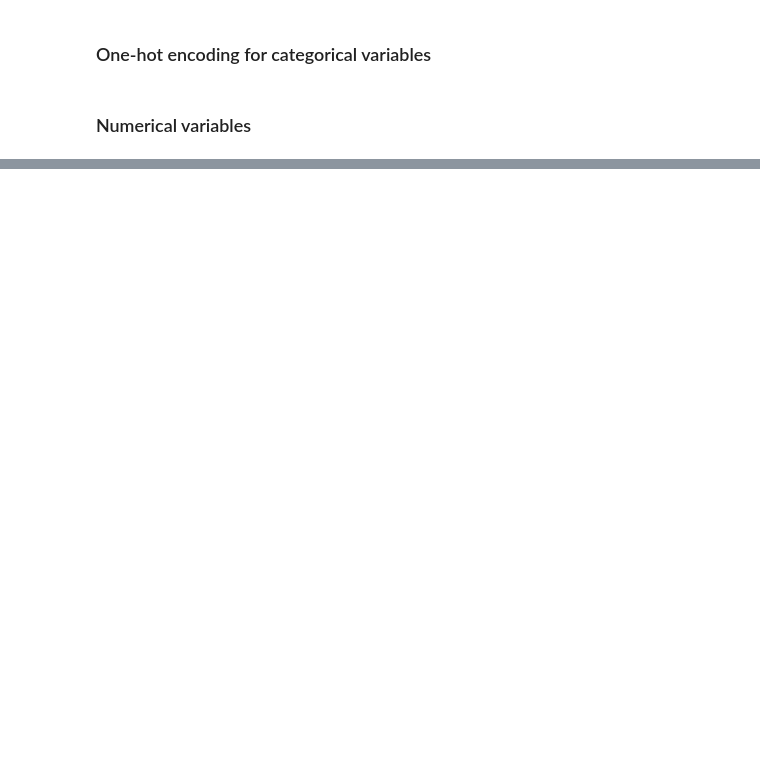
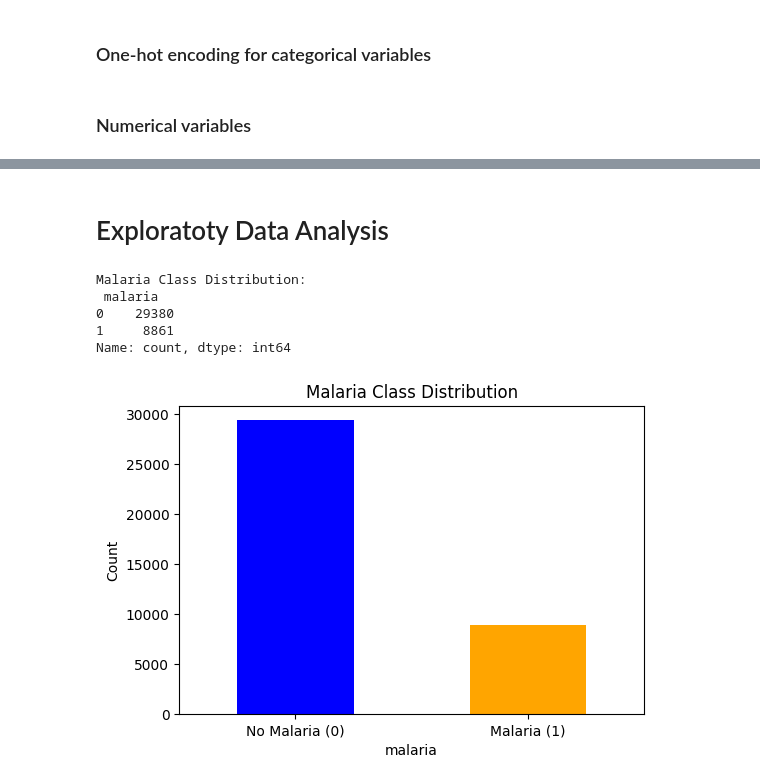
Before and after one commit to glavoy/malaria-burden-prediction, a Jupyter notebook: predicting_malaria_burden.ipynb, the cells around one changed output, grey strips where cells are left out. Saved outputs shown, nothing was run; the diff lists cells and outputs as text; code cells hidden in the pictures; blank space fills up the shorter version.

```diff
--- a/predicting_malaria_burden.ipynb
+++ b/predicting_malaria_burden.ipynb
@@ -1077,0 +1071,21 @@ plt.show()
+# %%
+# List of columns to drop
+more_columns_to_drop = [
+    'anemia_hemoglobin_below_10',
+    'anemia_hemoglobin_below_11',
+    'anemia_hemoglobin_below_8',
+    'hemoglobin_measured',
+    'burn_mosquito_repel',
+    'people_per_room',
+    'has_desktop_computer',
+    'insecticide_used_last_night',
+    'has_laptop',
+    'persons_under_5_living_house',
+    'has_smartphone',
+    'sprayed_last_12_months',
+    'has_tablet',
+    'ucc_itn_received'
+]
+
+# Drop the specified columns from merged_df
+merged_df.drop(columns=more_columns_to_drop, errors='ignore', inplace=True)
@@ -1077,0 +1150,23 @@ plt.show()
+# %% [markdown]
+# Exploratoty Data Analysis
+# %%
+# Count occurrences of each class
+class_counts = merged_df['malaria'].value_counts()
+
+# Print counts
+print("Malaria Class Distribution:\n", class_counts)
+
+# Plot the distribution
+plt.figure(figsize=(6, 4))
+class_counts.plot(kind='bar', color=['blue', 'orange'])
+plt.xticks(ticks=[0, 1], labels=['No Malaria (0)', 'Malaria (1)'], rotation=0)
+plt.ylabel("Count")
+plt.title("Malaria Class Distribution")
+plt.show()
+# %% [output]
+Malaria Class Distribution:
+ malaria
+0    29380
+1     8861
+Name: count, dtype: int64
+[figure, added]
```
Also changed, not shown: parts of 69 cells of this notebook, 1 other file.
